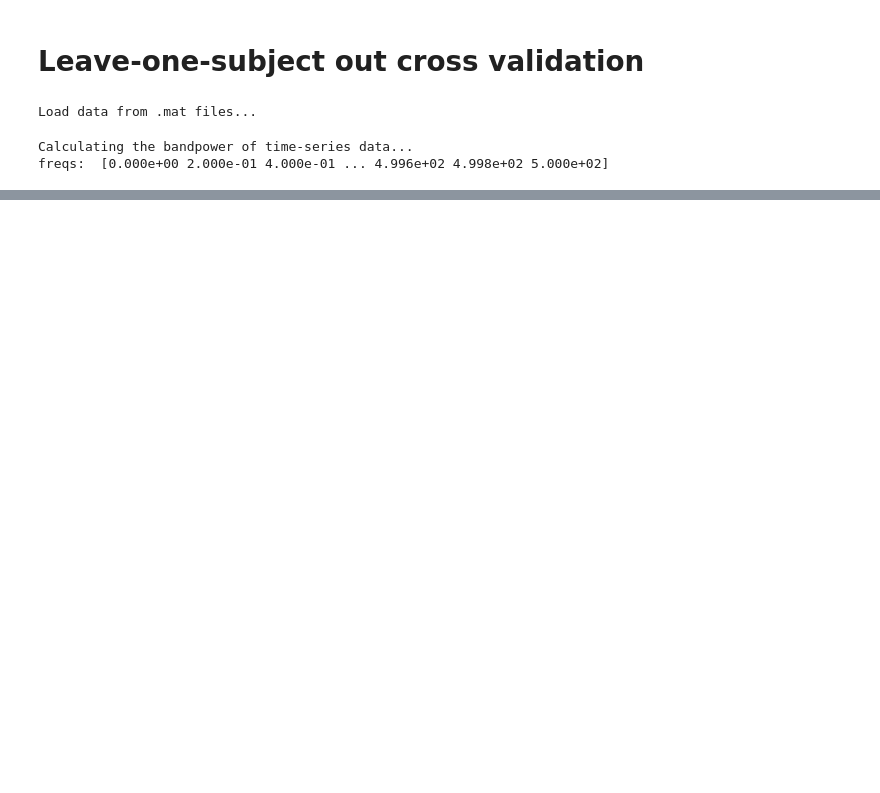
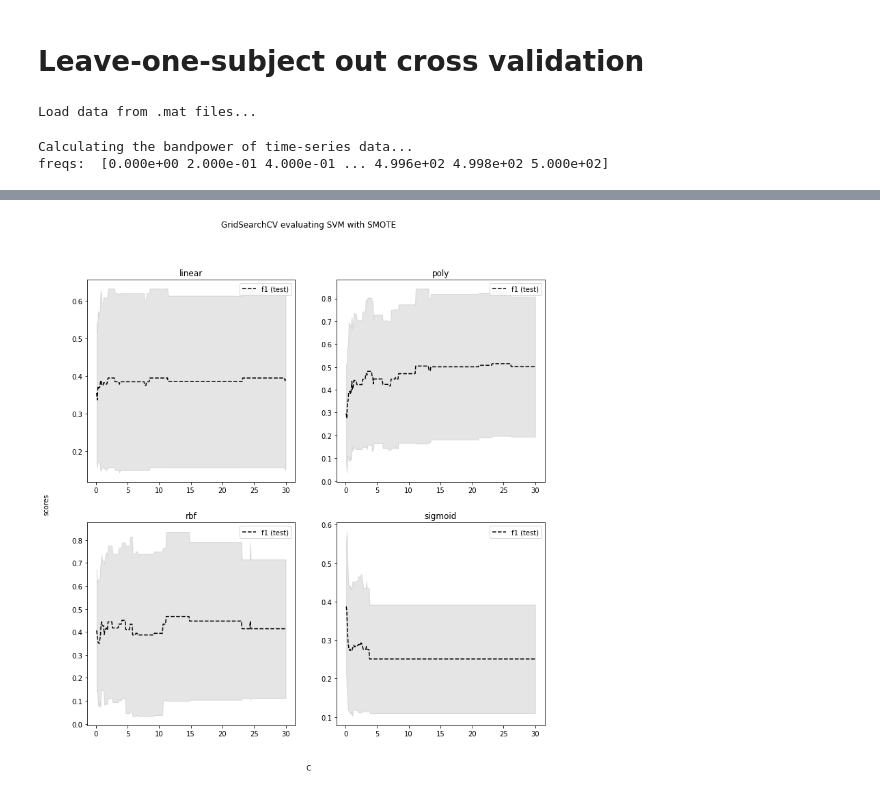
Before and after one commit to hundredball/Classroom_stress, a Jupyter notebook: classification.ipynb, the cells around one changed output, grey strips where cells are left out. Saved outputs shown, nothing was run; the diff lists cells and outputs as text; code cells hidden in the pictures; blank space fills up the shorter version.

```diff
--- a/classification.ipynb
+++ b/classification.ipynb
@@ -204,0 +262,5 @@ freqs:  [0.000e+00 2.000e-01 4.000e-01 ... 4.996e+02 4.998e+02 5.000e+02]
+# %%
+random_cv.fit(powers, Y)
+
+print('Best Parameters: ', random_cv.best_params_)
+print('Best f1 scores: ', random_cv.best_score_)
@@ -204,0 +276,5 @@ freqs:  [0.000e+00 2.000e-01 4.000e-01 ... 4.996e+02 4.998e+02 5.000e+02]
+# %%
+grid_cv.fit(powers, Y)
+
+print('Best Parameters: ', grid_cv.best_params_)
+print('Best f1 scores: ', grid_cv.best_score_)
@@ -204,0 +296,35 @@ freqs:  [0.000e+00 2.000e-01 4.000e-01 ... 4.996e+02 4.998e+02 5.000e+02]
+# %%
+results = grid_cv.cv_results_
+# Plot results
+fig, axs = plt.subplots(2,2, figsize=(12,12))
+fig.suptitle('GridSearchCV evaluating SVM with SMOTE')
+fig.text(0.5, 0.05, 'C', ha='center')
+fig.text(0.05, 0.5, 'scores', va='center', rotation='vertical')
+X_axis = np.array(results['param_clf__C'].data, dtype=float)[::4]
+
+for i_plot, kernel in enumerate(parameters['clf__kernel']):
+
+    row, col = i_plot//2, i_plot%2
+
+    for scorer, color in zip(scores, ['b','g','k']):
+
+        if scorer != 'f1':
+            continue
+
+        for sample, style in (('train','-'), ('test','--')):
+
+            if sample == 'train':
+                continue
+
+            sample_score_mean = results['mean_%s_%s'%(sample, scorer)][i_plot::4]
+            sample_score_std = results['std_%s_%s'%(sample, scorer)][i_plot::4]
+
+            axs[row,col].fill_between(X_axis, sample_score_mean+sample_score_std, sample_score_mean-sample_score_std,
+                                      alpha=0.1 if sample=='test' else 0, color=color)
+            axs[row,col].plot(X_axis, sample_score_mean, style, color=color,
+                              alpha=1 if sample=='test' else 0.7, label='%s (%s)'%(scorer, sample))
+
+            axs[row, col].legend()
+            axs[row, col].set_title(kernel)
+# %% [output]
+[figure, added]
```
Also changed, not shown: parts of 6 cells of this notebook, 1 other file.
